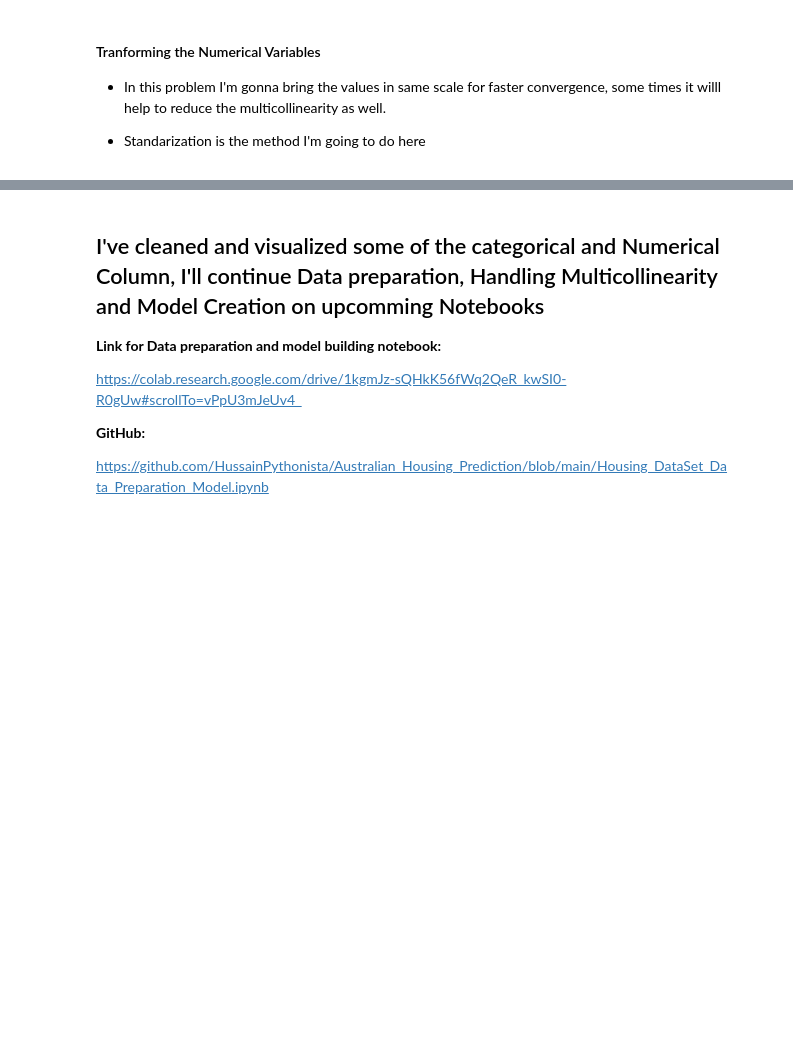
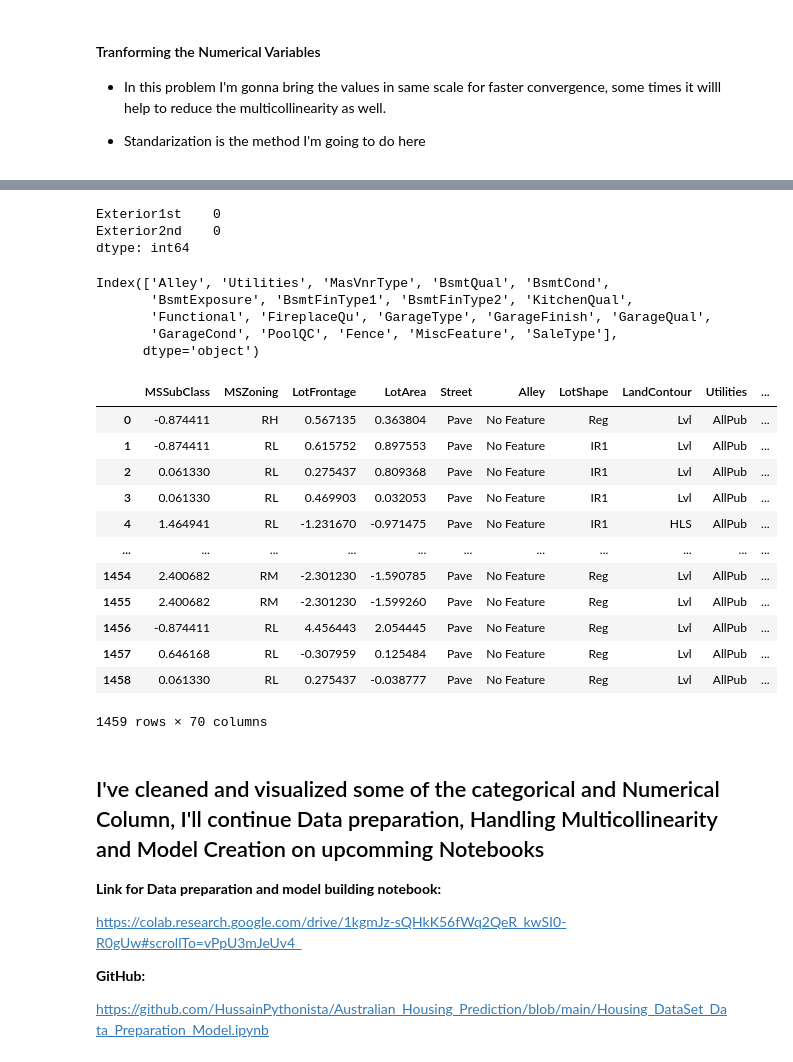
Before and after one commit to HussainPythonista/Australian_Housing_Prediction, a Jupyter notebook: Housing_DataSet_Data_Cleaning_EDA.ipynb, the cells around one changed output, grey strips where cells are left out. Saved outputs shown, nothing was run; the diff lists cells and outputs as text; code cells hidden in the pictures; blank space fills up the shorter version.

```diff
--- a/Housing_DataSet_Data_Cleaning_EDA.ipynb
+++ b/Housing_DataSet_Data_Cleaning_EDA.ipynb
@@ -836,0 +852,23 @@ house_price.to_csv('/content/drive/MyDrive/ML_Dataset/house_price_Cleaned_standa
+# %%
+for column in ["Exterior1st","Exterior2nd"]:
+  house_price_test[column]=house_price_test[column].fillna(str(house_price_test[column].mode()))
+
+#house_price_test[["Exterior1st","Exterior2nd"]]=house_price_test[["Exterior1st","Exterior2nd"]].fillna(house_price_test[["Exterior1st","Exterior2nd"]].mode())
+# %%
+house_price_test[["Exterior1st","Exterior2nd"]].isna().sum()
+# %% [output]
+Exterior1st    0
+Exterior2nd    0
+dtype: int64
+# %%
+null=house_price_test.isna().sum()
+idx=null[null>0].index
+idx
+# %% [output]
+Index(['Alley', 'Utilities', 'MasVnrType', 'BsmtQual', 'BsmtCond',
+       'BsmtExposure', 'BsmtFinType1', 'BsmtFinType2', 'KitchenQual',
+       'Functional', 'FireplaceQu', 'GarageType', 'GarageFinish', 'GarageQual',
+       'GarageCond', 'PoolQC', 'Fence', 'MiscFeature', 'SaleType'],
+      dtype='object')
+# %%
+house_price_test[idx]=house_price_test[idx].fillna("No Feature")
@@ -836,0 +877,24 @@ house_price.to_csv('/content/drive/MyDrive/ML_Dataset/house_price_Cleaned_standa
+# %%
+columns_parent_dataset=house_price_test.select_dtypes(["int","float"]).columns
+#no_need_convert=dummieVariables.columns
+
+for column in columns_parent_dataset:
+  #if column !="SalePrice":
+    house_price_test[column]=house_price_test[column].apply(lambda x: standarization(x,column,house_price_test))
+#columns_parent_dataset
+# %%
+house_price_test
+# %% [output]
+|  | MSSubClass | MSZoning | LotFrontage | LotArea | Street | Alley | LotShape | LandContour | Utilities | ... |
+| 0 | -0.874411 | RH | 0.567135 | 0.363804 | Pave | No Feature | Reg | Lvl | AllPub | ... |
+| 1 | -0.874411 | RL | 0.615752 | 0.897553 | Pave | No Feature | IR1 | Lvl | AllPub | ... |
+| 2 | 0.061330 | RL | 0.275437 | 0.809368 | Pave | No Feature | IR1 | Lvl | AllPub | ... |
+| 3 | 0.061330 | RL | 0.469903 | 0.032053 | Pave | No Feature | IR1 | Lvl | AllPub | ... |
+| 4 | 1.464941 | RL | -1.231670 | -0.971475 | Pave | No Feature | IR1 | HLS | AllPub | ... |
+| ... | ... | ... | ... | ... | ... | ... | ... | ... | ... | ... |
+| 1454 | 2.400682 | RM | -2.301230 | -1.590785 | Pave | No Feature | Reg | Lvl | AllPub | ... |
+| 1455 | 2.400682 | RM | -2.301230 | -1.599260 | Pave | No Feature | Reg | Lvl | AllPub | ... |
+| 1456 | -0.874411 | RL | 4.456443 | 2.054445 | Pave | No Feature | Reg | Lvl | AllPub | ... |
+| 1457 | 0.646168 | RL | -0.307959 | 0.125484 | Pave | No Feature | Reg | Lvl | AllPub | ... |
+| 1458 | 0.061330 | RL | 0.275437 | -0.038777 | Pave | No Feature | Reg | Lvl | AllPub | ... |
+1459 rows × 70 columns
```
Also changed, not shown: parts of 39 cells of this notebook.
